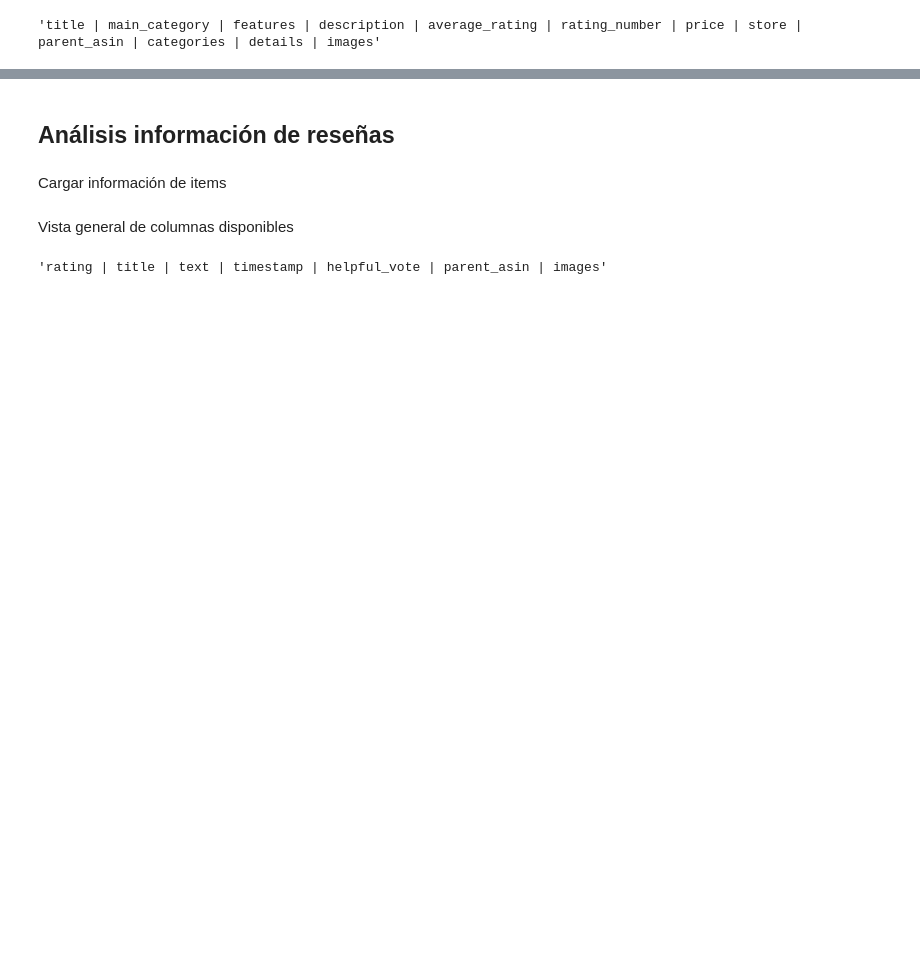
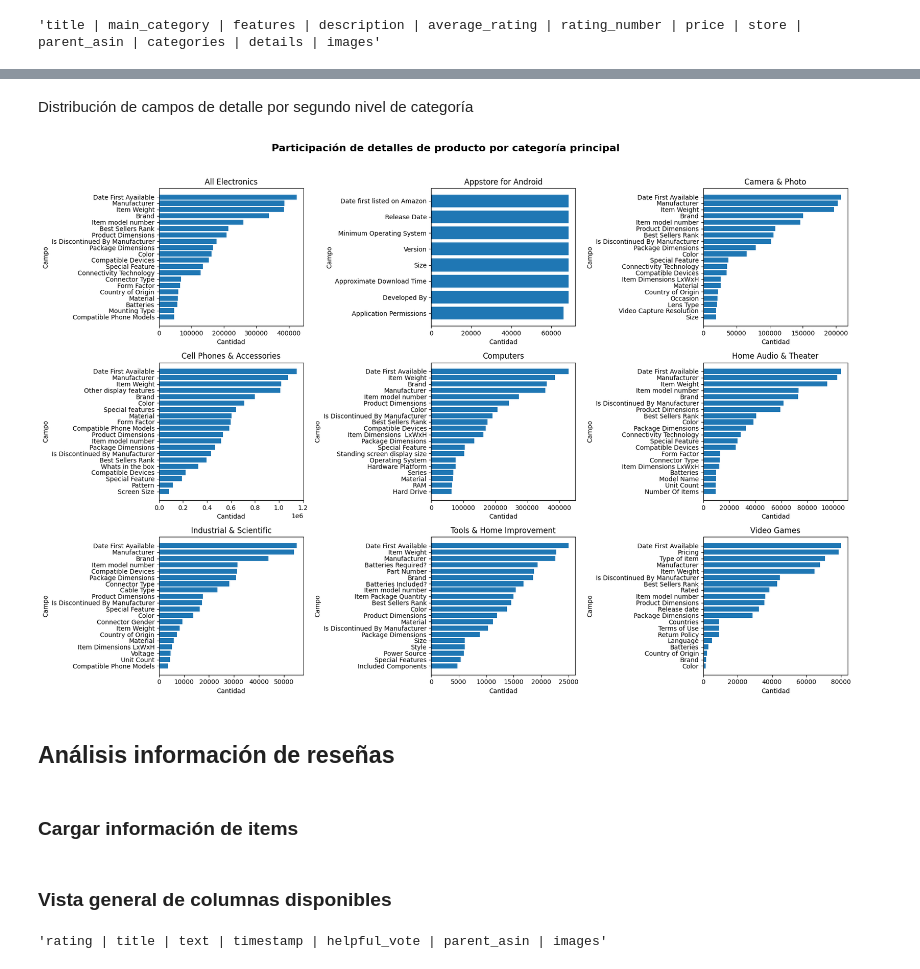
Before and after one commit to UIdealist/products-viability-analysis, a Jupyter notebook: src/silver/quality_analysis.ipynb, the cells around one changed output, grey strips where cells are left out. Cells and saved outputs as stored; diff of their text form; code cells hidden in the pictures; blank space fills up the shorter version.

```diff
--- a/src/silver/quality_analysis.ipynb
+++ b/src/silver/quality_analysis.ipynb
@@ -150,0 +222,2 @@ plot_percentage_matrix_focus_category(
+# %% [markdown]
+Distribución de campos de detalle por segundo nivel de categoría
@@ -151,5 +263,21 @@ plot_percentage_matrix_focus_category(
+# %%
+meta_items_details_grouped_by_category_top_and_item_data = (
+    meta_items_details_grouped_by_category_top_and_item
+        .select(
+            F.col('main_category'), F.col('item'), F.col('item_count')
+        )
+        .toPandas()
+        .values
+)
+# %%
+plot_percentage_categories_bar_by_group(
+    meta_items_details_grouped_by_category_top_and_item_data,
+    title = "Participación de detalles de producto por categoría principal",
+)
+# %% [output]
+[figure, added]
 # %% [markdown]
 ## Análisis información de reseñas
 # %% [markdown]
-Cargar información de items
+### Cargar información de items
 # %%
@@ -157,5 +285,5 @@ reviews = spark.read.parquet(spark_utils.path('reviews'))
 # %% [markdown]
-Vista general de columnas disponibles
+### Vista general de columnas disponibles
 # %%
 " | ".join( reviews.columns )
 # %% [output]
```
Also changed, not shown: parts of 32 cells of this notebook, 4 other files.
